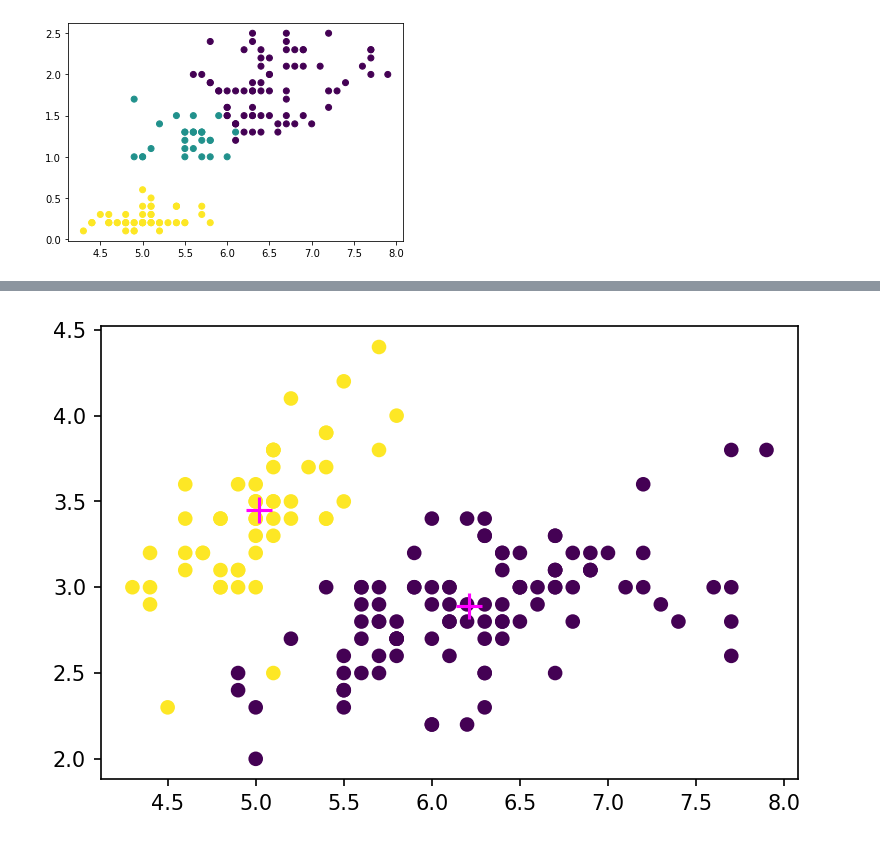
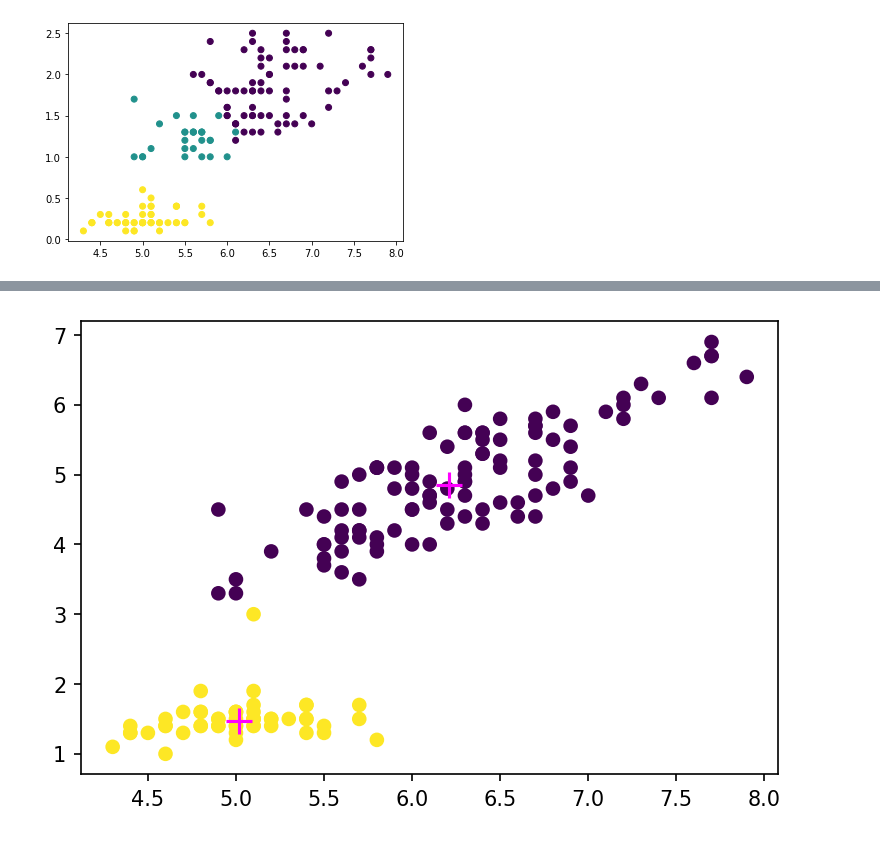
Before and after one commit to Dragon-Born/ML, a Jupyter notebook: unsupervised.ipynb, the cells around one changed output, grey strips where cells are left out. Saved outputs shown, nothing was run; the diff lists cells and outputs as text; code cells hidden in the pictures.

```diff
--- a/unsupervised.ipynb
+++ b/unsupervised.ipynb
@@ -148,9 +148,9 @@ labels = MS.labels_
 center_of_clusters = MS.cluster_centers_
 # %%
 plt.figure(dpi=150)
-plt.scatter(iris.data[:,0], iris.data[:,1], c=labels)
-plt.scatter(center_of_clusters[:,0], center_of_clusters[:,1], marker='+', c ="magenta",
+plt.scatter(iris.data[:,0], iris.data[:,2], c=labels)
+plt.scatter(center_of_clusters[:,0], center_of_clusters[:,2], marker='+', c ="magenta",
            s=150)
 plt.show()
 # %% [output]
-[figure, old version]
+[figure, new version]
```
Also changed, not shown: parts of 16 cells of this notebook, 4 other files.
